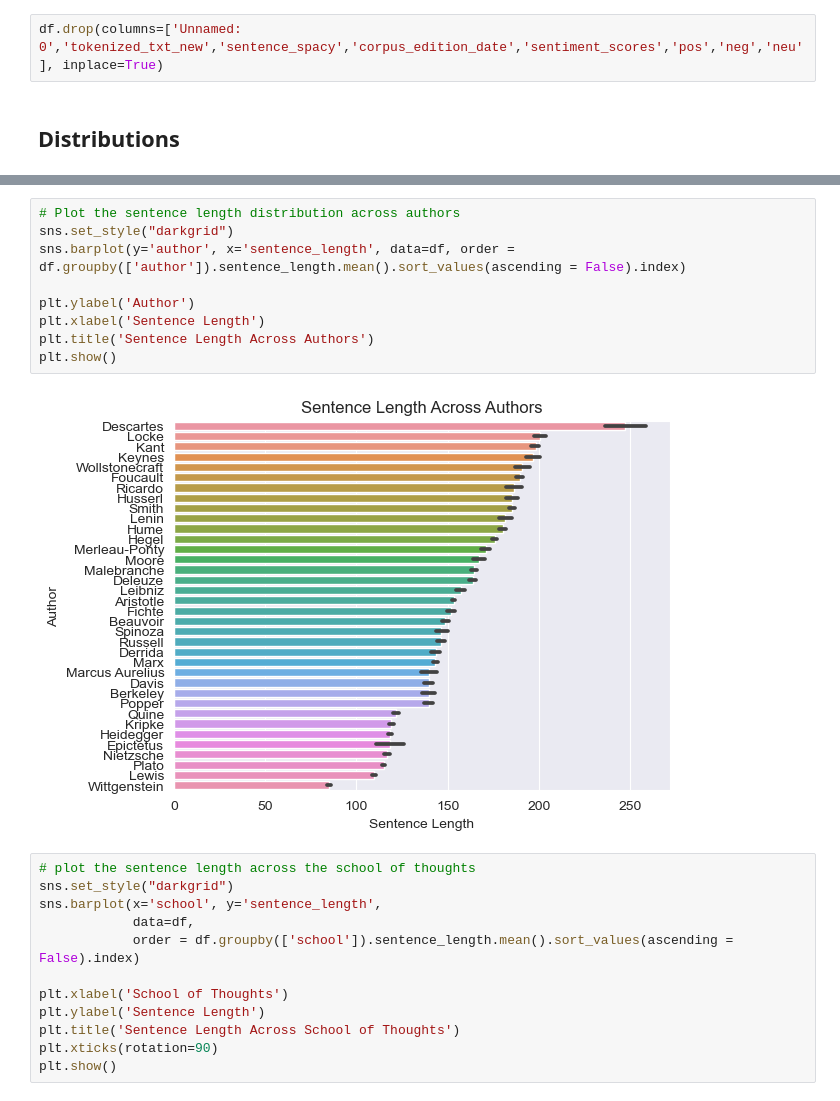
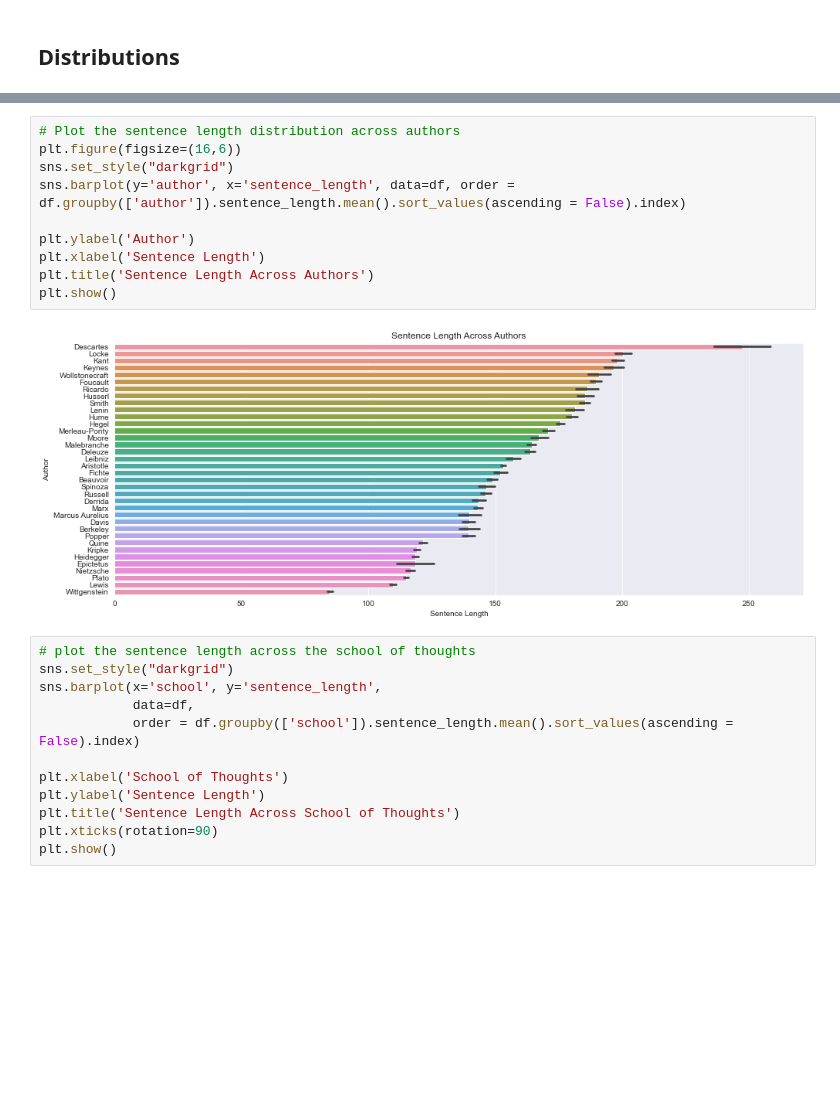
Before and after one commit to Enzoherewj/Philosophical-texts-data-analysis, a Jupyter notebook: doc/project_1.ipynb, the cells around one changed output, grey strips where cells are left out. Saved outputs shown, nothing was run; the diff lists cells and outputs as text; blank space fills up the shorter version.

```diff
--- a/doc/project_1.ipynb
+++ b/doc/project_1.ipynb
@@ -74,7 +77,5 @@ df.head()
 # %%
 df = pd.read_csv("preprocessed_df.csv")
-# %%
-df.drop(columns=['Unnamed: 0','tokenized_txt_new','sentence_spacy','corpus_edition_date','sentiment_scores','pos','neg','neu'], inplace=True)
 # %% [markdown]
 ## Distributions
 # %%
@@ -123,15 +124,16 @@ plt.show()
 [figure]
 # %%
 # Plot the sentence length distribution across authors
+plt.figure(figsize=(16,6))
 sns.set_style("darkgrid")
 sns.barplot(y='author', x='sentence_length', data=df, order = df.groupby(['author']).sentence_length.mean().sort_values(ascending = False).index)
 
 plt.ylabel('Author')
 plt.xlabel('Sentence Length')
 plt.title('Sentence Length Across Authors')
 plt.show()
 # %% [output]
-[figure, old version]
+[figure, new version]
 # %%
 # plot the sentence length across the school of thoughts
 sns.set_style("darkgrid")
```
Also changed, not shown: parts of 10 cells of this notebook.
